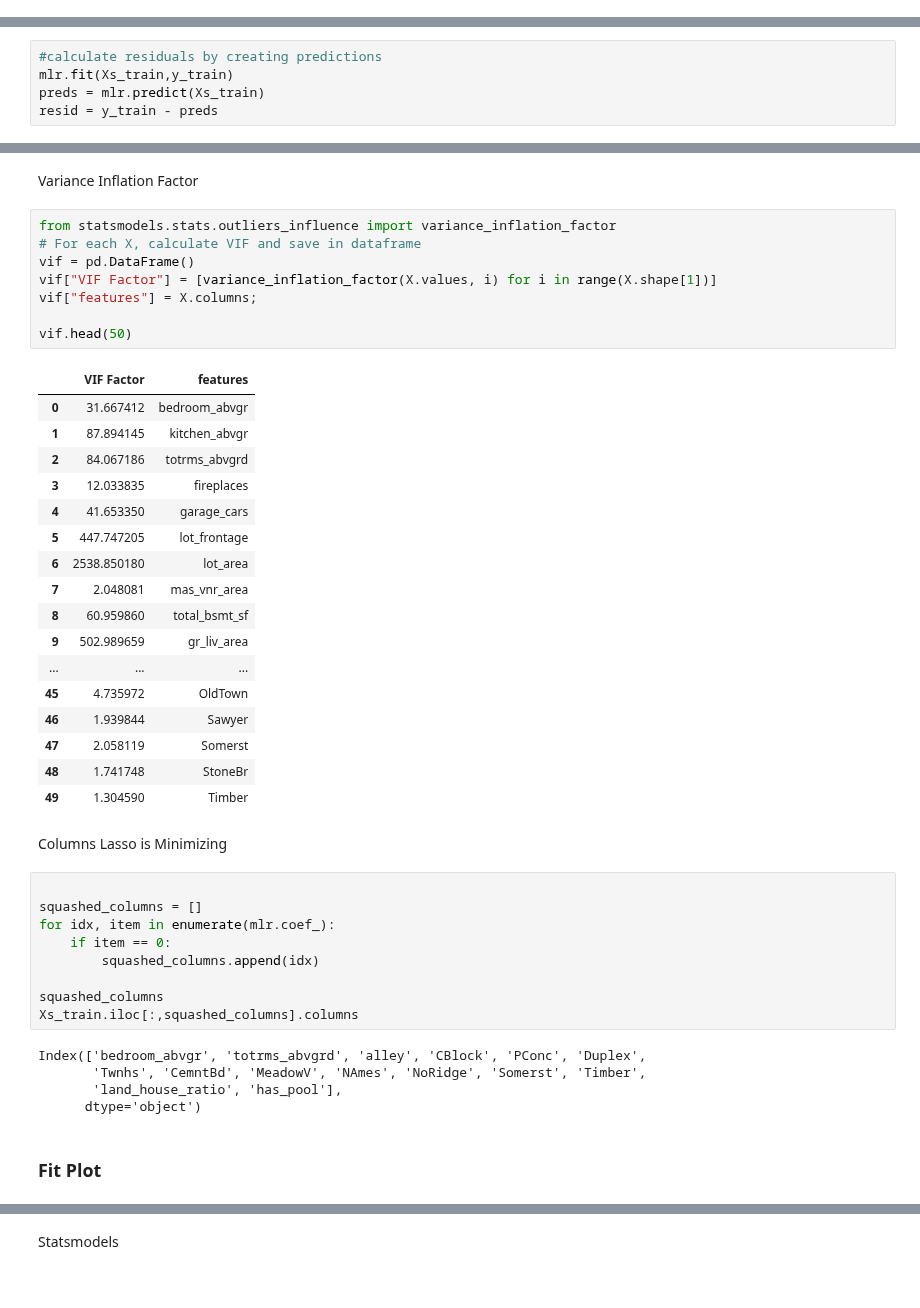
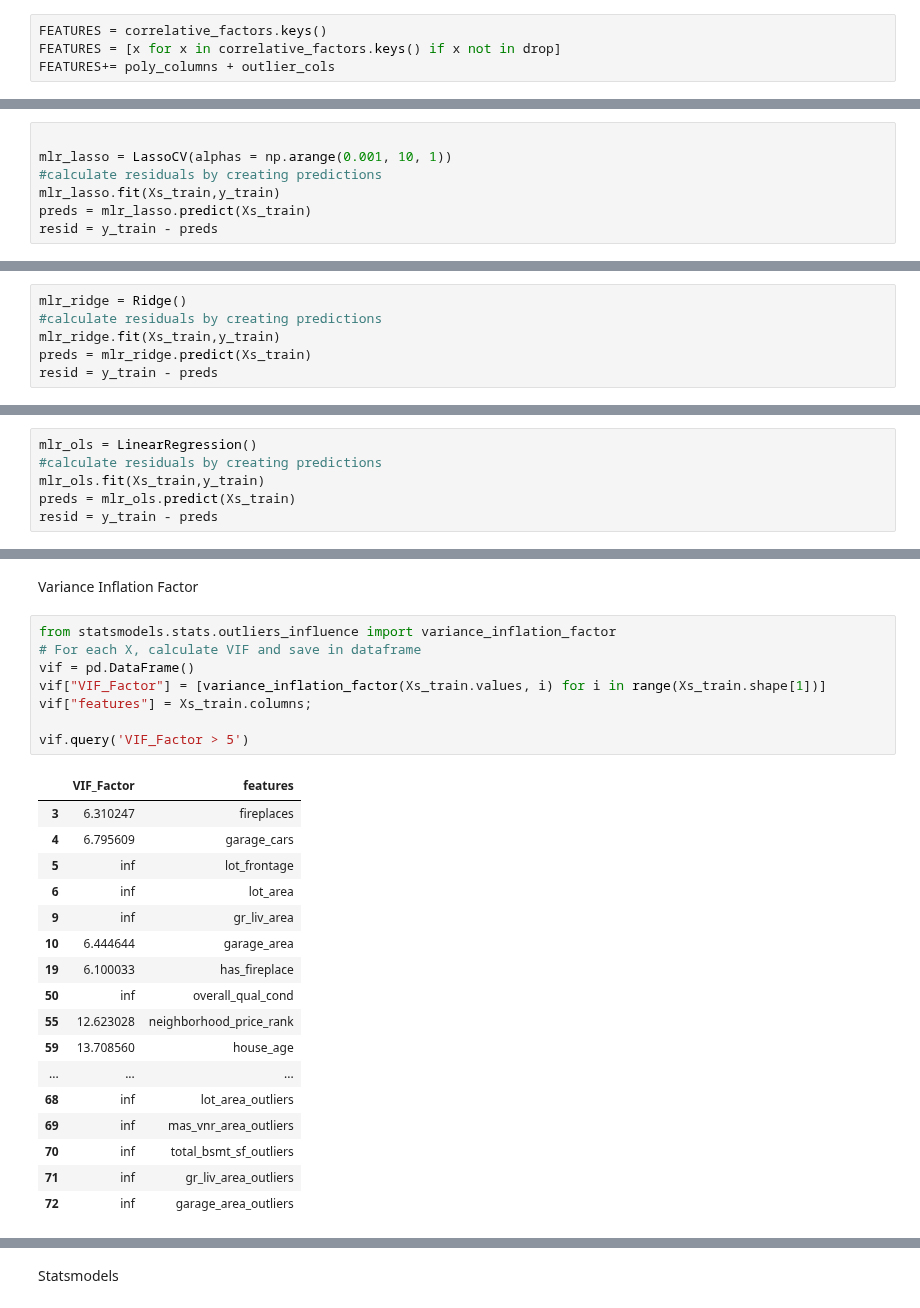
Before and after one commit to AlexSpradling/Home-Price-Prediction-in-Ames-IA, a Jupyter notebook: code/regression_model.ipynb, the cells around one changed output, grey strips where cells are left out. Saved outputs shown, nothing was run; the diff lists cells and outputs as text.

```diff
--- a/code/regression_model.ipynb
+++ b/code/regression_model.ipynb
@@ -46 +67,5 @@ house_train.saleprice = np.log(house_train.saleprice)
+# %%
+FEATURES = correlative_factors.keys()
+FEATURES = [x for x in correlative_factors.keys() if x not in drop]
+FEATURES+= poly_columns + outlier_cols
 # %%
@@ -84,0 +85,7 @@ Fit Model
+# %%
+
+mlr_lasso = LassoCV(alphas = np.arange(0.001, 10, 1))
+#calculate residuals by creating predictions
+mlr_lasso.fit(Xs_train,y_train)
+preds = mlr_lasso.predict(Xs_train)
+resid = y_train - preds
@@ -85,5 +154,6 @@ Fit Model
 # %%
+mlr_ridge = Ridge()
 #calculate residuals by creating predictions
-mlr.fit(Xs_train,y_train)
-preds = mlr.predict(Xs_train)
+mlr_ridge.fit(Xs_train,y_train)
+preds = mlr_ridge.predict(Xs_train)
 resid = y_train - preds
@@ -100,0 +181,6 @@ mean_squared_error(np.exp(preds), np.exp(y_train), squared = False)
+# %%
+mlr_ols = LinearRegression()
+#calculate residuals by creating predictions
+mlr_ols.fit(Xs_train,y_train)
+preds = mlr_ols.predict(Xs_train)
+resid = y_train - preds
@@ -103,44 +210,26 @@ Variance Inflation Factor
 # %%
 from statsmodels.stats.outliers_influence import variance_inflation_factor
 # For each X, calculate VIF and save in dataframe
 vif = pd.DataFrame()
-vif["VIF Factor"] = [variance_inflation_factor(X.values, i) for i in range(X.shape[1])]
-vif["features"] = X.columns;
+vif["VIF_Factor"] = [variance_inflation_factor(Xs_train.values, i) for i in range(Xs_train.shape[1])]
+vif["features"] = Xs_train.columns;
 
-vif.head(50)
+vif.query('VIF_Factor > 5')
 # %% [output]
-|  | VIF Factor | features |
-| 0 | 31.667412 | bedroom_abvgr |
-| 1 | 87.894145 | kitchen_abvgr |
-| 2 | 84.067186 | totrms_abvgrd |
-| 3 | 12.033835 | fireplaces |
-| 4 | 41.653350 | garage_cars |
-| 5 | 447.747205 | lot_frontage |
-| 6 | 2538.850180 | lot_area |
-| 7 | 2.048081 | mas_vnr_area |
-| 8 | 60.959860 | total_bsmt_sf |
-| 9 | 502.989659 | gr_liv_area |
+|  | VIF_Factor | features |
+| 3 | 6.310247 | fireplaces |
+| 4 | 6.795609 | garage_cars |
+| 5 | inf | lot_frontage |
+| 6 | inf | lot_area |
+| 9 | inf | gr_liv_area |
+| 10 | 6.444644 | garage_area |
+| 19 | 6.100033 | has_fireplace |
+| 50 | inf | overall_qual_cond |
+| 55 | 12.623028 | neighborhood_price_rank |
+| 59 | 13.708560 | house_age |
 | ... | ... | ... |
-| 45 | 4.735972 | OldTown |
-| 46 | 1.939844 | Sawyer |
-| 47 | 2.058119 | Somerst |
-| 48 | 1.741748 | StoneBr |
-| 49 | 1.304590 | Timber |
+| 68 | inf | lot_area_outliers |
+| 69 | inf | mas_vnr_area_outliers |
+| 70 | inf | total_bsmt_sf_outliers |
+| 71 | inf | gr_liv_area_outliers |
+| 72 | inf | garage_area_outliers |
-# %% [markdown]
-Columns Lasso is Minimizing
-# %%
-
-squashed_columns = []
-for idx, item in enumerate(mlr.coef_):
-    if item == 0:
-        squashed_columns.append(idx)
-
-squashed_columns
-Xs_train.iloc[:,squashed_columns].columns
-# %% [output]
-Index(['bedroom_abvgr', 'totrms_abvgrd', 'alley', 'CBlock', 'PConc', 'Duplex',
-       'Twnhs', 'CemntBd', 'MeadowV', 'NAmes', 'NoRidge', 'Somerst', 'Timber',
-       'land_house_ratio', 'has_pool'],
-      dtype='object')
-# %% [markdown]
-### Fit Plot
```
Also changed, not shown: parts of 51 cells of this notebook, 2 other files.
